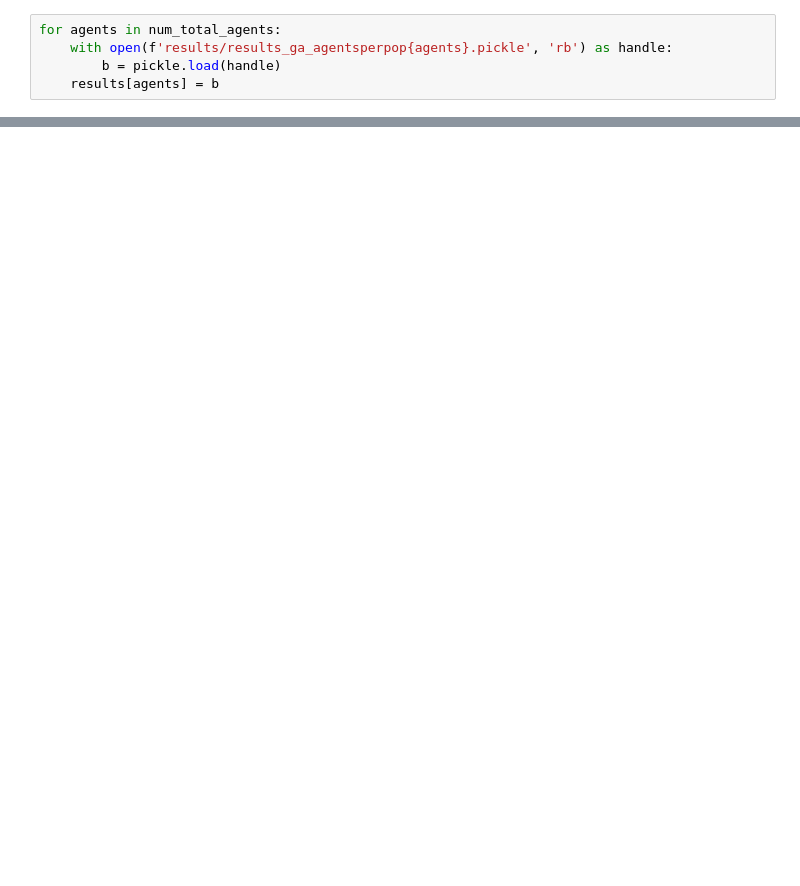
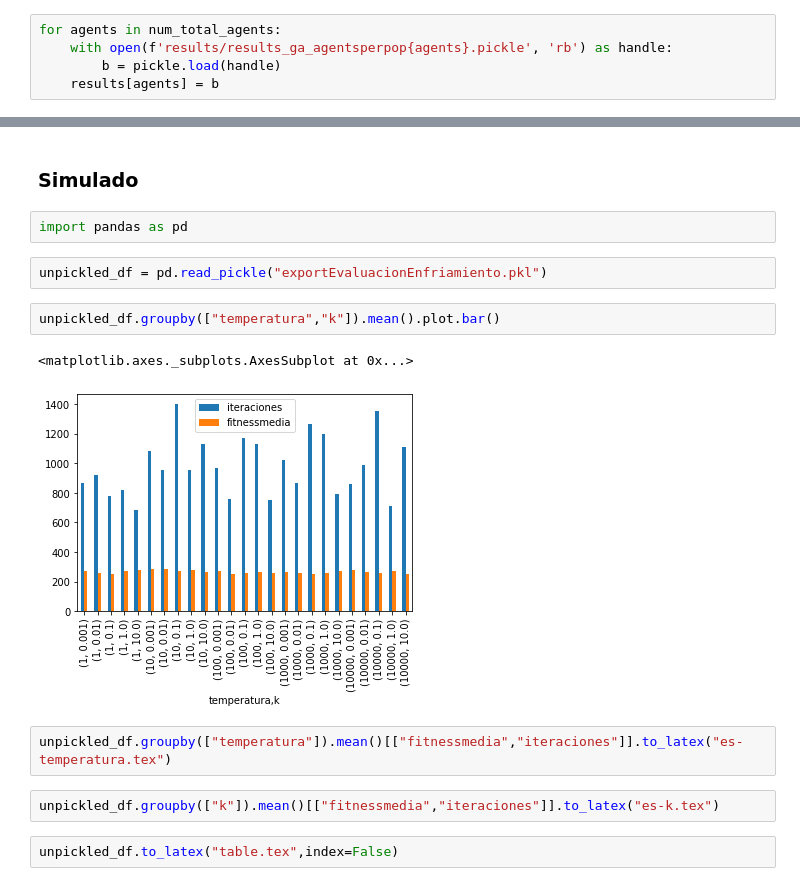
Before and after one commit to jiwidi/MIARFID, a Jupyter notebook: TIA/lab_ga/Inspect_results.ipynb, the cells around one changed output, grey strips where cells are left out. Cells and saved outputs as stored; diff of their text form; blank space fills up the shorter version.

Commit message:
More updates on tia, tex tables

```diff
--- a/TIA/lab_ga/Inspect_results.ipynb
+++ b/TIA/lab_ga/Inspect_results.ipynb
@@ -41,0 +78,17 @@ pd.DataFrame.from_dict(len_results).plot()
+# %% [markdown]
+### Simulado
+# %%
+import pandas as pd
+# %%
+unpickled_df = pd.read_pickle("exportEvaluacionEnfriamiento.pkl")
+# %%
+unpickled_df.groupby(["temperatura","k"]).mean().plot.bar()
+# %% [output]
+<matplotlib.axes._subplots.AxesSubplot at 0x...>
+[figure, added]
+# %%
+unpickled_df.groupby(["temperatura"]).mean()[["fitnessmedia","iteraciones"]].to_latex("es-temperatura.tex")
+# %%
+unpickled_df.groupby(["k"]).mean()[["fitnessmedia","iteraciones"]].to_latex("es-k.tex")
+# %%
+unpickled_df.to_latex("table.tex",index=False)
```
Also changed, not shown: parts of 9 cells of this notebook, 17 other files.
